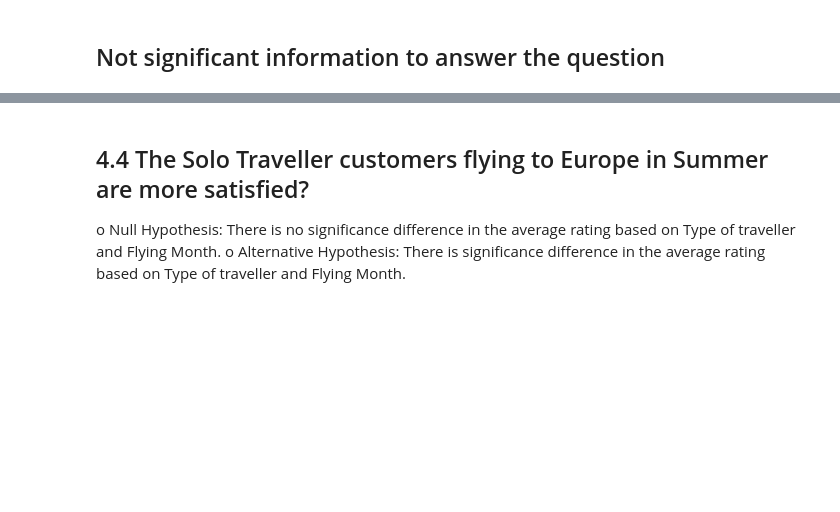
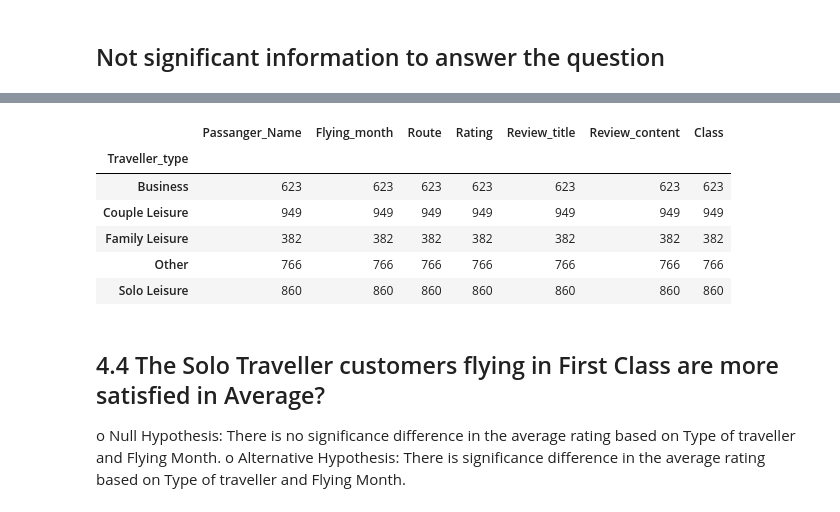
Before and after one commit to elkinbarretorojas/data_science, a Jupyter notebook: airline/airline.ipynb, the cells around one changed output, grey strips where cells are left out. Drawn from its saved outputs; the diff is of its cells as text; code cells hidden in the pictures; blank space fills up the shorter version.

```diff
--- a/airline/airline.ipynb
+++ b/airline/airline.ipynb
@@ -355,5 +401,15 @@ my_plot.set_xticklabels(my_plot.get_xticklabels(), rotation=90)
+# %%
+airline_data.groupby('Traveller_type').count()
+# %% [output]
+|  | Passanger_Name | Flying_month | Route | Rating | Review_title | Review_content | Class |
+| Traveller_type |  |  |  |  |  |  |  |
+| Business | 623 | 623 | 623 | 623 | 623 | 623 | 623 |
+| Couple Leisure | 949 | 949 | 949 | 949 | 949 | 949 | 949 |
+| Family Leisure | 382 | 382 | 382 | 382 | 382 | 382 | 382 |
+| Other | 766 | 766 | 766 | 766 | 766 | 766 | 766 |
+| Solo Leisure | 860 | 860 | 860 | 860 | 860 | 860 | 860 |
 # %% [markdown]
-## 4.4 The Solo Traveller customers flying to Europe in Summer are more satisfied?
+## 4.4 The Solo Traveller customers flying in First Class are more satisfied in Average?
 o	Null Hypothesis: There is no significance difference in the average rating based on Type of traveller and Flying Month.
 o	Alternative Hypothesis: There is significance difference in the average rating based on Type of traveller and Flying Month.
 # %%
```
Also changed, not shown: parts of 13 cells of this notebook.
